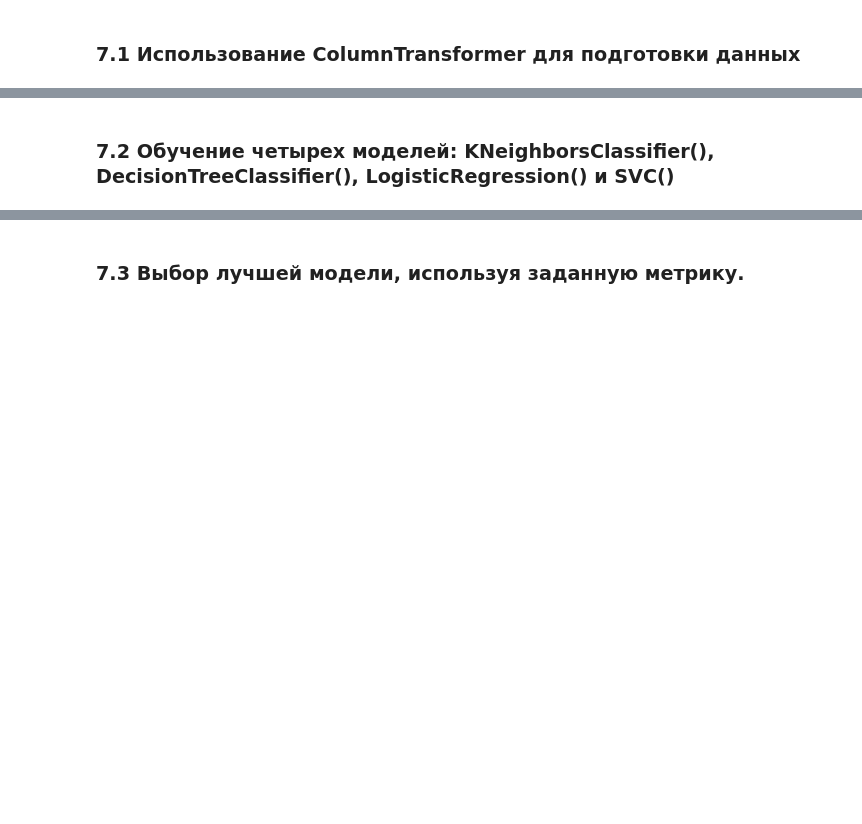
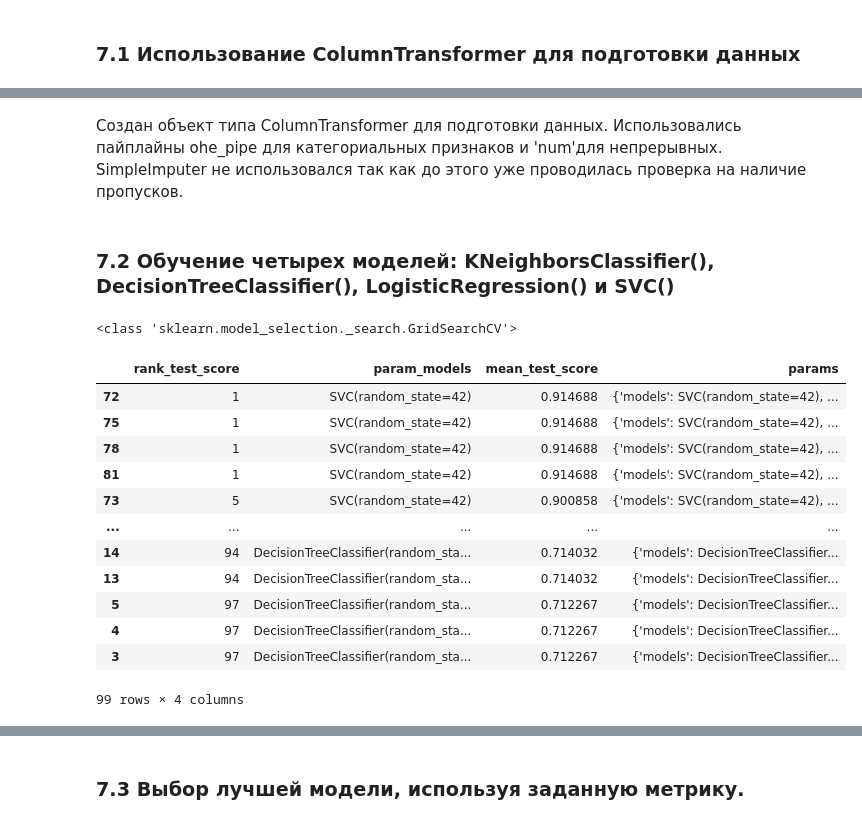
Before and after one commit to theotheo46/ds, a Jupyter notebook: vodinclick.ipynb, the cells around one changed output, grey strips where cells are left out. Saved outputs shown, nothing was run; the diff lists cells and outputs as text; code cells hidden in the pictures; blank space fills up the shorter version.

```diff
--- a/vodinclick.ipynb
+++ b/vodinclick.ipynb
@@ -537,2 +597,74 @@ plot_correlation_matrix(
+# %% [markdown]
+Создан объект типа ColumnTransformer для подготовки данных. Использовались пайплайны  ohe_pipe для категориальных признаков и 'num'для непрерывных. SimpleImputer не использовался так как до этого уже проводилась проверка на наличие пропусков.
 # %% [markdown]
 ### 7.2 Обучение четырех моделей: KNeighborsClassifier(), DecisionTreeClassifier(), LogisticRegression() и  SVC()
+# %%
+pipe_final = Pipeline([
+    ('preprocessor', data_preprocessor),
+    ('models', DecisionTreeClassifier(random_state=RANDOM_STATE))
+])
+
+param_grid = [
+
+    # словарь для модели DecisionTreeClassifier()
+    {
+        'models': [DecisionTreeClassifier(random_state=RANDOM_STATE)],
+        'models__max_depth': range(2, 6),
+        'models__max_features': range(2, 6),
+        'preprocessor__num': [StandardScaler(), MinMaxScaler(), 'passthrough']
+    },
+
+    # словарь для модели KNeighborsClassifier()
+    {
+        'models': [KNeighborsClassifier()],
+        'models__n_neighbors': range(2, 10),
+        'preprocessor__num': [StandardScaler(), MinMaxScaler(), 'passthrough']
+    },
+
+    # словарь для модели SVC()
+    {
+        'models': [SVC(random_state=RANDOM_STATE)],
+        'models__degree': range(3, 7),
+        'preprocessor__num': [StandardScaler(), MinMaxScaler(), 'passthrough']
+    },
+
+    # словарь для модели LogisticRegression()
+    {
+        'models': [LogisticRegression(
+            random_state=RANDOM_STATE,
+            solver='liblinear',
+            penalty='l1'
+        )],
+        'models__C': range(1, 6),
+        'preprocessor__num': [StandardScaler(), MinMaxScaler(), 'passthrough']
+    }
+]
+
+grid_search = GridSearchCV(
+    pipe_final,
+    param_grid,
+    cv=5,
+    scoring='roc_auc',
+    n_jobs=-1
+)
+grid_search.fit(X_train, y_train)
+print(type(model))
+result = pd.DataFrame(grid_search.cv_results_)
+display(result[
+    ['rank_test_score', 'param_models', 'mean_test_score','params']
+].sort_values('rank_test_score'))
+# %% [output]
+<class 'sklearn.model_selection._search.GridSearchCV'>
+|  | rank_test_score | param_models | mean_test_score | params |
+| 72 | 1 | SVC(random_state=42) | 0.914688 | {'models': SVC(random_state=42), ... |
+| 75 | 1 | SVC(random_state=42) | 0.914688 | {'models': SVC(random_state=42), ... |
+| 78 | 1 | SVC(random_state=42) | 0.914688 | {'models': SVC(random_state=42), ... |
+| 81 | 1 | SVC(random_state=42) | 0.914688 | {'models': SVC(random_state=42), ... |
+| 73 | 5 | SVC(random_state=42) | 0.900858 | {'models': SVC(random_state=42), ... |
+| ... | ... | ... | ... | ... |
+| 14 | 94 | DecisionTreeClassifier(random_sta... | 0.714032 | {'models': DecisionTreeClassifier... |
+| 13 | 94 | DecisionTreeClassifier(random_sta... | 0.714032 | {'models': DecisionTreeClassifier... |
+| 5 | 97 | DecisionTreeClassifier(random_sta... | 0.712267 | {'models': DecisionTreeClassifier... |
+| 4 | 97 | DecisionTreeClassifier(random_sta... | 0.712267 | {'models': DecisionTreeClassifier... |
+| 3 | 97 | DecisionTreeClassifier(random_sta... | 0.712267 | {'models': DecisionTreeClassifier... |
+99 rows × 4 columns
```
Also changed, not shown: parts of 19 cells of this notebook.
